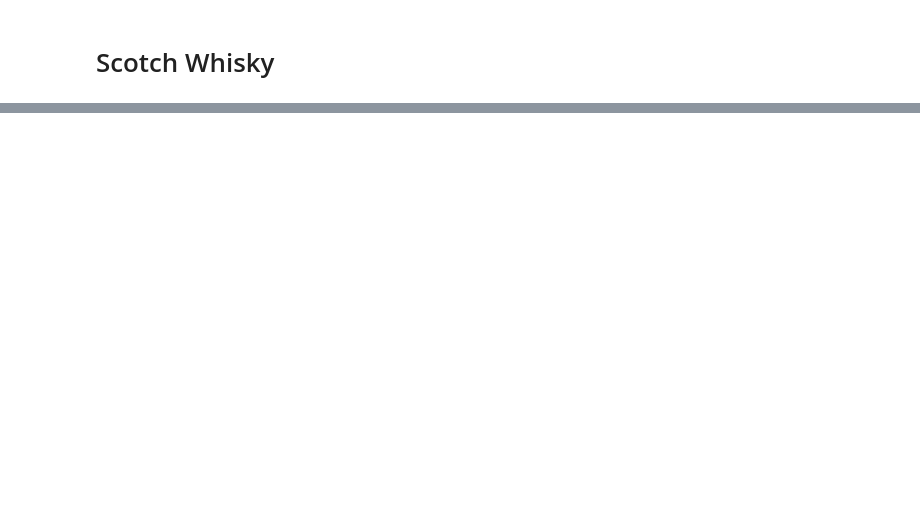
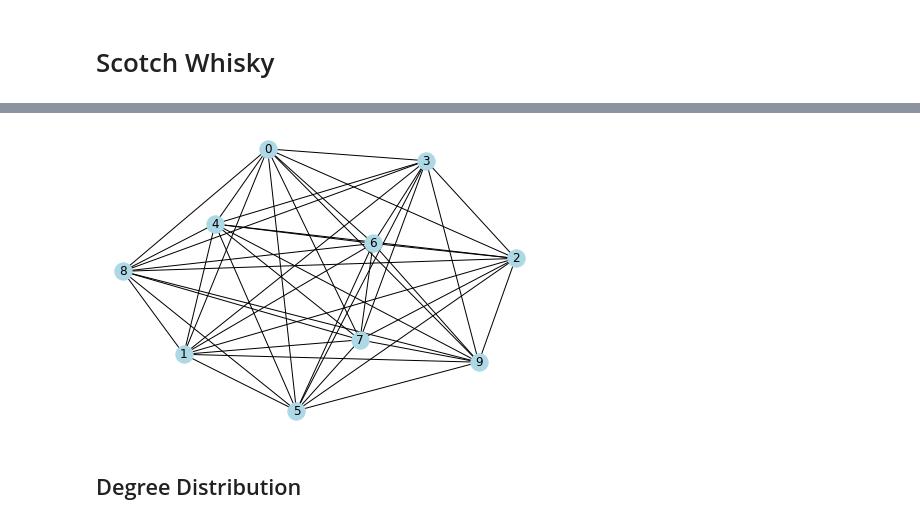
Before and after one commit to DermYoung/edx_HarvardX_Using_Python_for_Research, a Jupyter notebook: Case_Studies.ipynb, the cells around one changed output, grey strips where cells are left out. Drawn from its saved outputs; the diff is of its cells as text; code cells hidden in the pictures; blank space fills up the shorter version.

```diff
--- a/Case_Studies.ipynb
+++ b/Case_Studies.ipynb
@@ -180,0 +326,9 @@ whisky = pd.read_csv("whis")
+# %%
+# lib
+import networkx as nx
+G = nx.erdos_renyi_graph(n=10,p=1)
+nx.draw(G,with_labels=True,node_color="lightblue");
+# %% [output]
+[figure, added]
+# %% [markdown]
+## Degree Distribution
```
Also changed, not shown: parts of 30 cells of this notebook, 18 other files.
